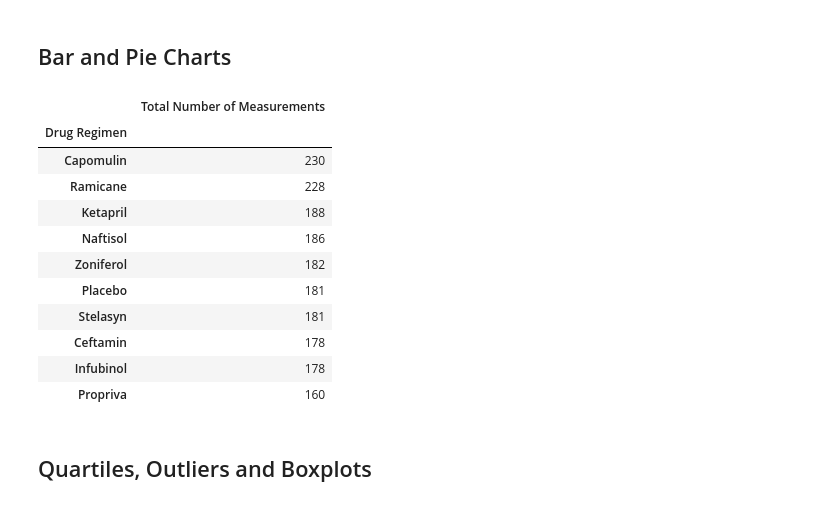
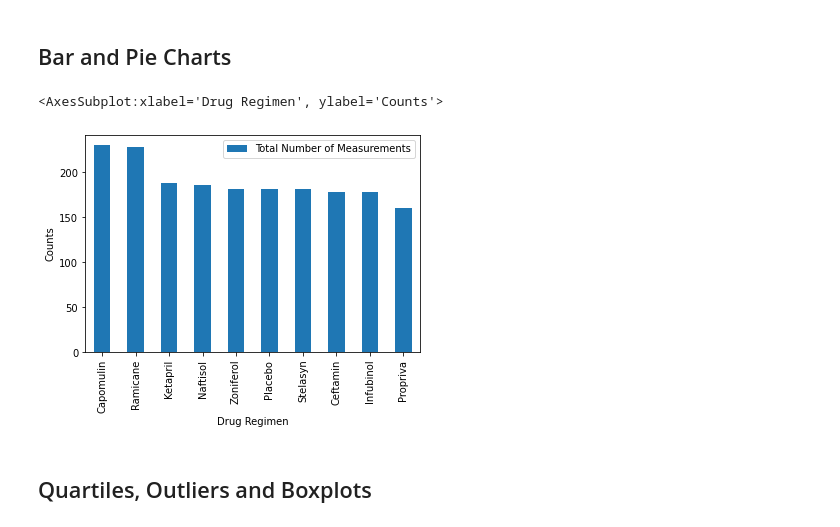
Before and after one commit to zukohere/matplotlib-challenge, a Jupyter notebook: Pymaceuticals/pymaceuticals_starter.ipynb, the cells around one changed output. Saved outputs shown, nothing was run; the diff lists cells and outputs as text; code cells hidden in the pictures.

Commit message:
Bar and Pie Charts 2 Add Bar Chart using Dataframe.plot

```diff
--- a/Pymaceuticals/pymaceuticals_starter.ipynb
+++ b/Pymaceuticals/pymaceuticals_starter.ipynb
@@ -146,23 +146,13 @@ regimen_grp_df_agg
 # %%
 # Generate a bar plot showing the total number of measurements taken on each drug regimen using pandas.
 # Note: Direction above is ambiguous as it could mean each row, or each row and each column.
 #Plotting number of rows per drug.
 regimen_bar = mousemerge_clean.groupby("Drug Regimen")
 regimen_bar_df = pd.DataFrame({"Total Number of Measurements": regimen_bar["Tumor Volume (mm3)"].count()}).sort_values(by = "Total Number of Measurements", ascending = False)
-regimen_bar_df
+regimen_bar_df.plot(y="Total Number of Measurements", ylabel="Counts", kind = 'bar')
 # %% [output]
-|  | Total Number of Measurements |
-| Drug Regimen |  |
-| Capomulin | 230 |
-| Ramicane | 228 |
-| Ketapril | 188 |
-| Naftisol | 186 |
-| Zoniferol | 182 |
-| Placebo | 181 |
-| Stelasyn | 181 |
-| Ceftamin | 178 |
-| Infubinol | 178 |
-| Propriva | 160 |
+<AxesSubplot:xlabel='Drug Regimen', ylabel='Counts'>
+[figure, added]
 # %%
 # Generate a bar plot showing the total number of measurements taken on each drug regimen using pyplot.
 # %%
```
